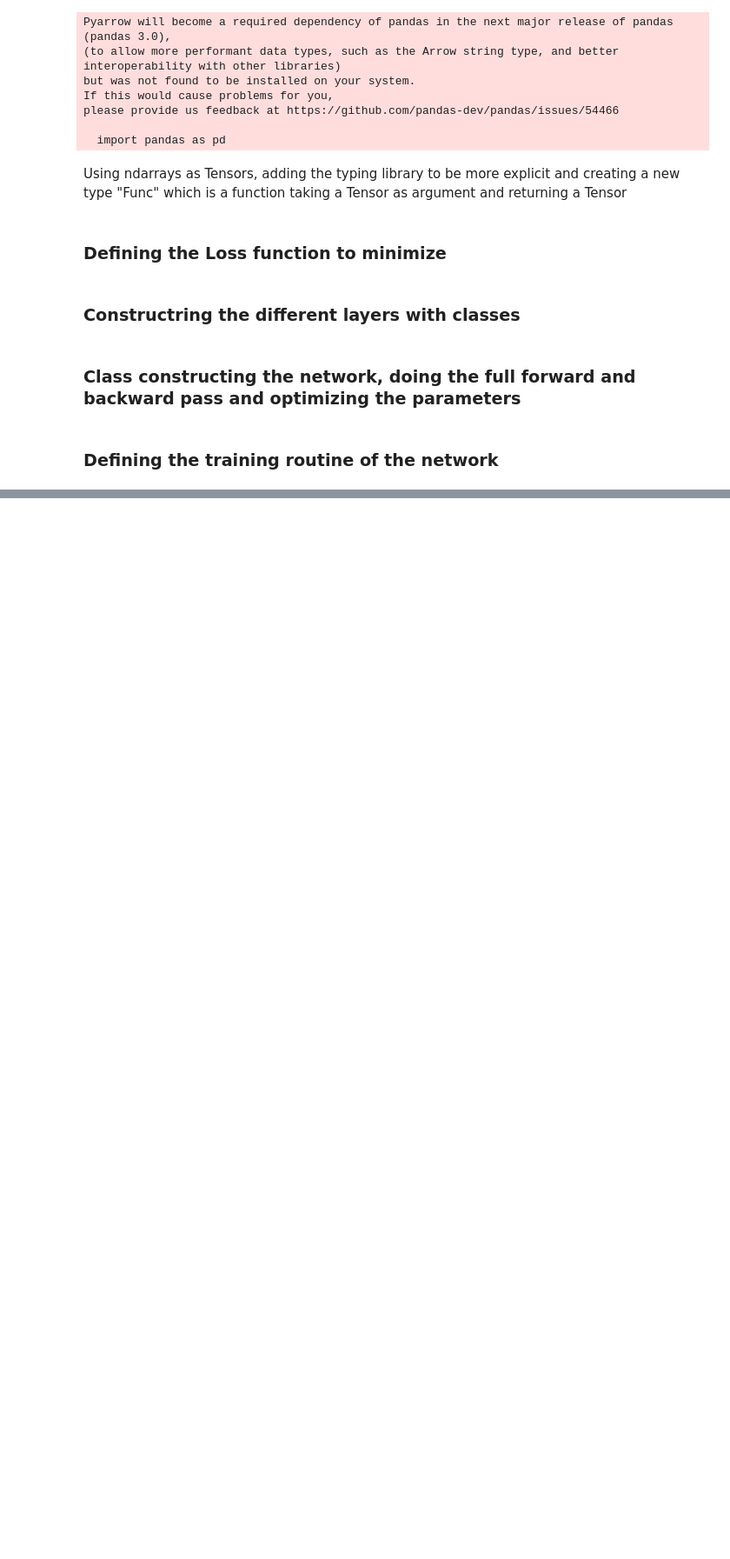
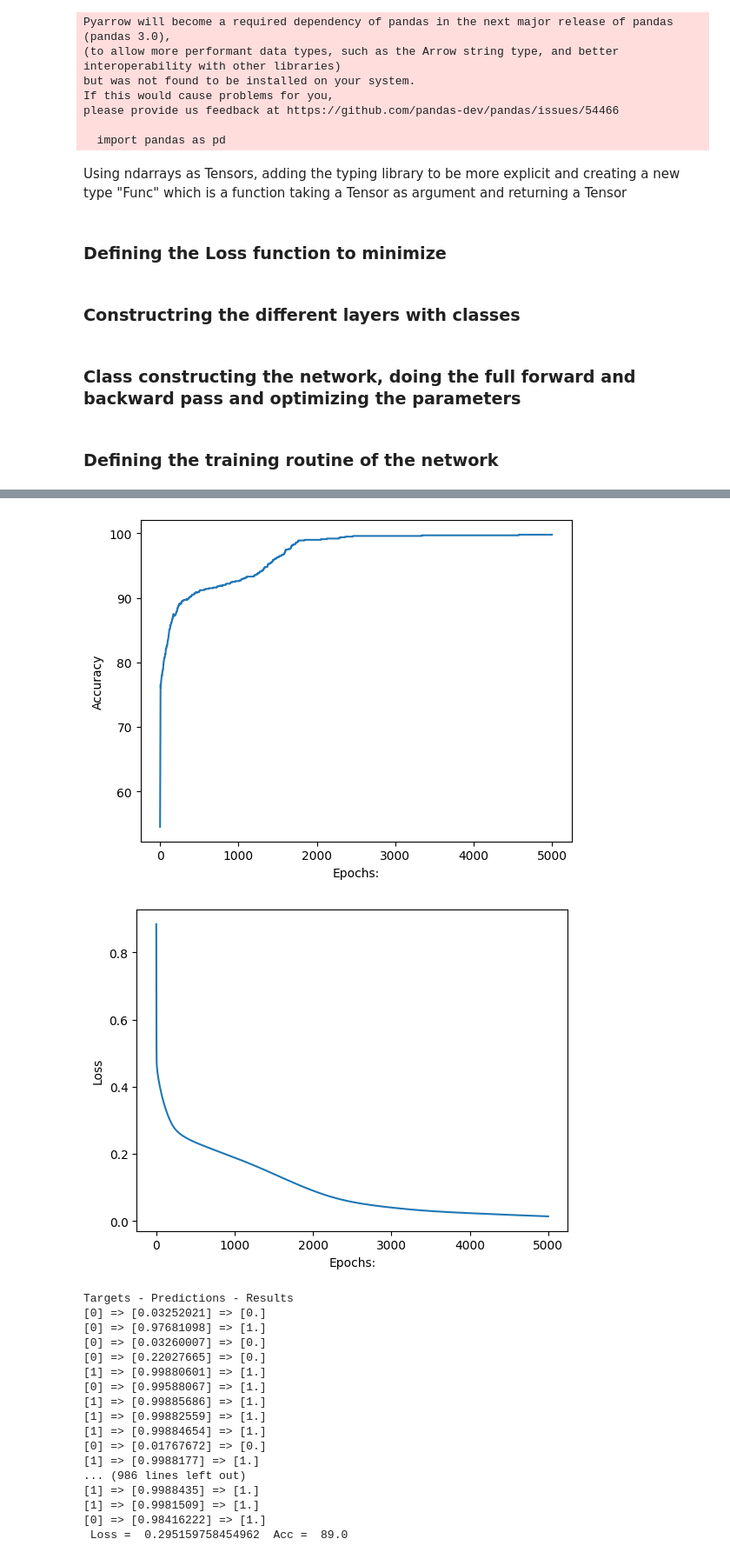
Before and after one commit to Cyrjl/Make-of-neural-network-with-numpy, a Jupyter notebook: NeuralNet.ipynb, the cells around one changed output, grey strips where cells are left out. Shown at 87% size. Saved outputs shown, nothing was run; the diff lists cells and outputs as text; code cells hidden in the pictures; blank space fills up the shorter version.

```diff
--- a/NeuralNet.ipynb
+++ b/NeuralNet.ipynb
@@ -172,10 +207,12 @@ class NeuralNet:
 ### Defining the training routine of the network
 # %%
 def train(net: NeuralNet, inputs: Tensor, targets: Tensor,
-          loss: MeanSquareError,
+          loss: Loss = MeanSquareError(),
           num_epochs: int = 5000) -> None:
+
     Loss_list : Sequence = []
     Acc_list : Sequence = []
+
     for epoch in range(num_epochs):
         epoch_loss = 0.0
 
@@ -185,7 +222,7 @@ def train(net: NeuralNet, inputs: Tensor, targets: Tensor,
         net.backward(epoch_grad)
         net.optimize()
 
-        epoch_acc = np.mean(np.round(predicted)==targets) * 100
+        epoch_acc = np.mean(predicted.round()==targets) * 100
 
         Loss_list.append(epoch_loss)
         Acc_list.append(epoch_acc)
@@ -254,0 +344,18 @@ Epoch =  1100  Loss =  0.36980475013999903  Acc =  38.0
+# %%
+net2 = NeuralNet([
+    Linear(input_size=12, output_size=4, Seed=seed_value),
+    Activation(tanh, tanh_prime),
+    Linear(input_size=4, output_size=6, Seed=seed_value),
+    Activation(tanh, tanh_prime),
+    Linear(input_size=6, output_size=6, Seed=seed_value),
+    Activation(tanh, tanh_prime),
+    Linear(input_size=6, output_size=4, Seed=seed_value),
+    Activation(tanh, tanh_prime),
+    Linear(input_size=4, output_size=1, Seed=seed_value),
+    Activation(sigmoid, sigmoid_prime),
+])
+
+train(net2, inputs=dataset1_train.values, targets=bin_labels_train, loss=BinCrossEntropy(), num_epochs=5000)
+
+validate(net2, inputs=dataset1_validation.values, targets=bin_labels_validation, loss=BinCrossEntropy())
+# %% [output]
@@ -254,0 +379,19 @@ Epoch =  1100  Loss =  0.36980475013999903  Acc =  38.0
+[figure, added]
+[figure, added]
+Targets - Predictions - Results
+[0] => [0.03252021] => [0.]
+[0] => [0.97681098] => [1.]
+[0] => [0.03260007] => [0.]
+[0] => [0.22027665] => [0.]
+[1] => [0.99880601] => [1.]
+[0] => [0.99588067] => [1.]
+[1] => [0.99885686] => [1.]
+[1] => [0.99882559] => [1.]
+[1] => [0.99884654] => [1.]
+[0] => [0.01767672] => [0.]
+[1] => [0.9988177] => [1.]
+... (986 lines left out)
+[1] => [0.9988435] => [1.]
+[1] => [0.9981509] => [1.]
+[0] => [0.98416222] => [1.]
+ Loss =  0.295159758454962  Acc =  89.0
```
Also changed, not shown: parts of 9 cells of this notebook, 1 other file.
